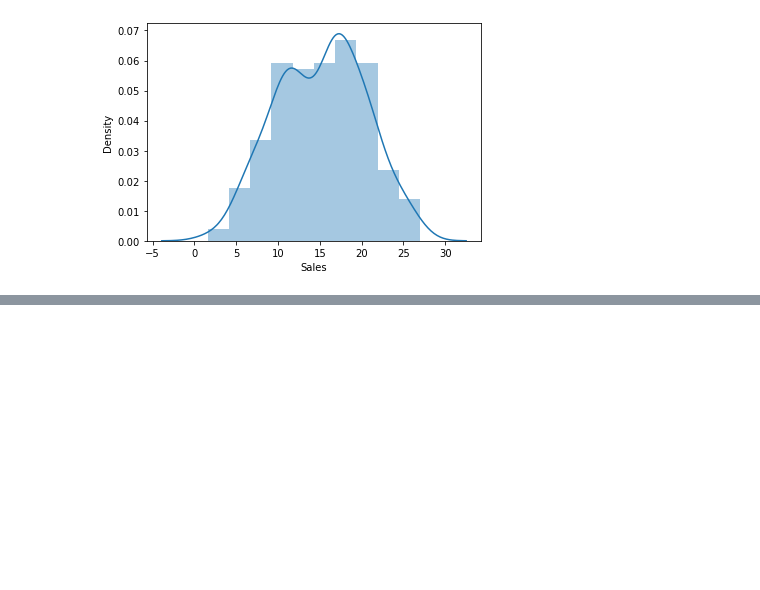
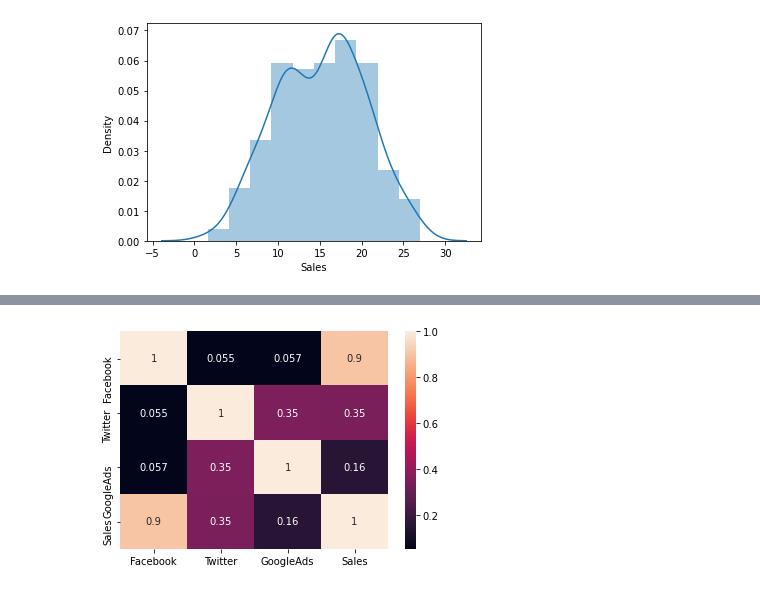
Before and after one commit to greaterpablo/SalesPredictionLinearRegression, a Jupyter notebook: pymaceuticals_starter.ipynb, the cells around one changed output, grey strips where cells are left out. Cells and saved outputs as stored; diff of their text form; code cells hidden in the pictures; blank space fills up the shorter version.

```diff
--- a/pymaceuticals_starter.ipynb
+++ b/pymaceuticals_starter.ipynb
@@ -81,0 +95,5 @@ sns.distplot(dataset['Sales']);
+# %%
+sns.heatmap(dataset.corr(), annot = True)
+plt.show()
+# %% [output]
+[figure, added]
```
Also changed, not shown: parts of 14 cells of this notebook, 1 other file.
